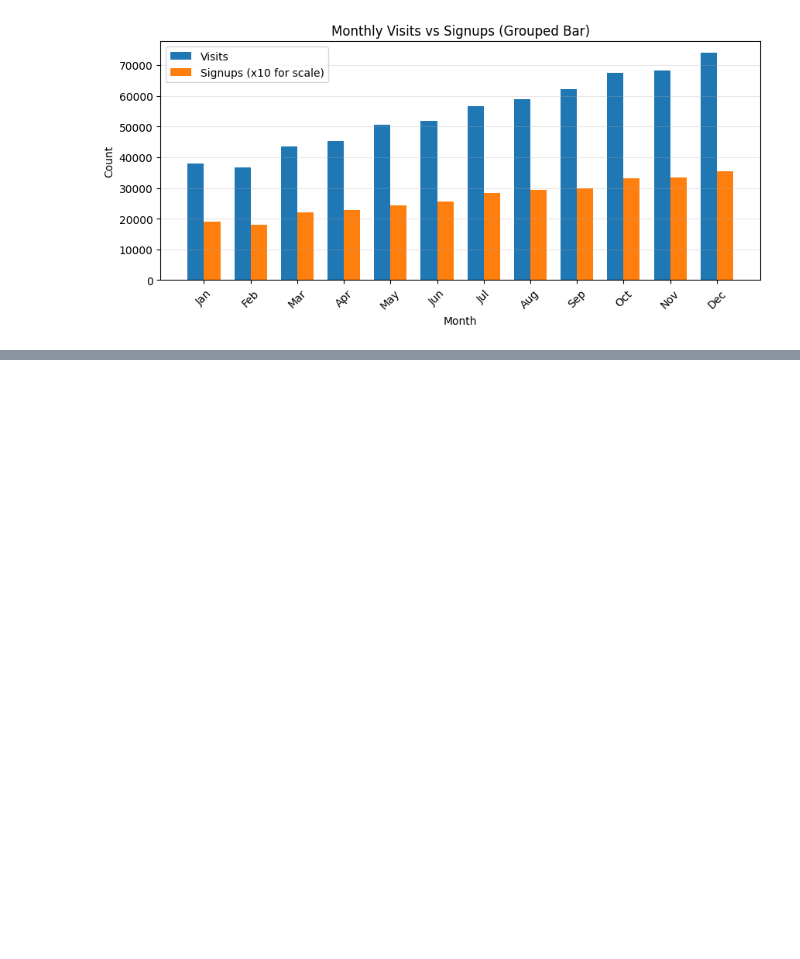
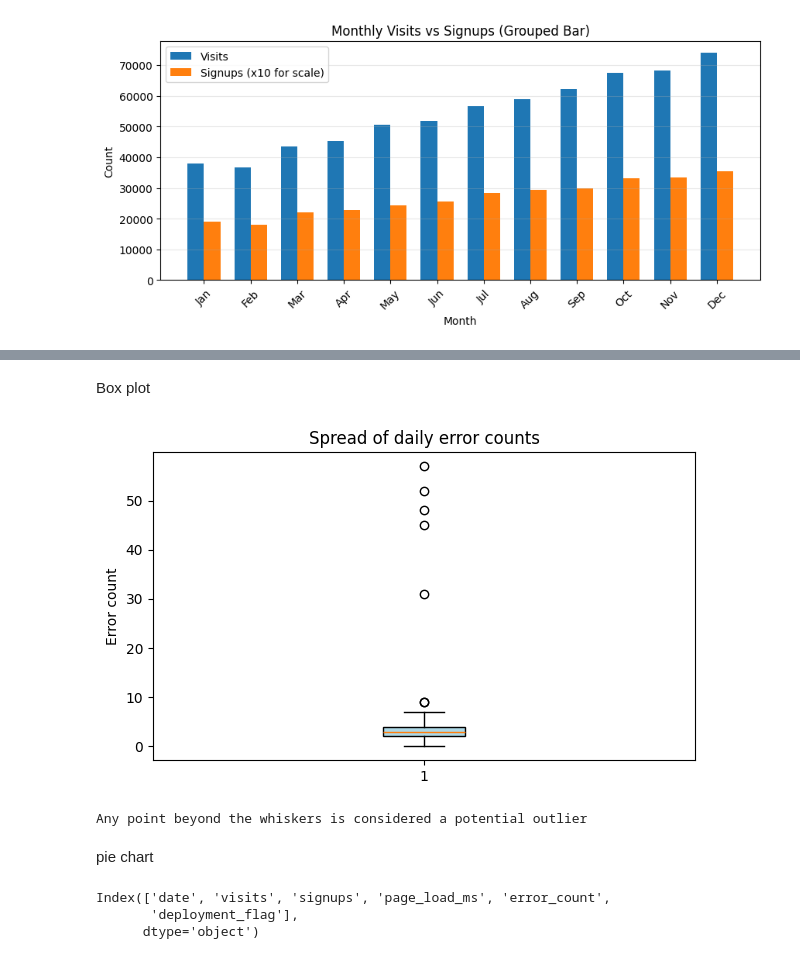
Before and after one commit to Nuthana1234/Calibo_assignment_practice, a Jupyter notebook: Data_Visualization_with__matplotlib_30_9_2026.ipynb, the cells around one changed output, grey strips where cells are left out. Saved outputs shown, nothing was run; the diff lists cells and outputs as text; code cells hidden in the pictures; blank space fills up the shorter version.

```diff
--- a/Data_Visualization_with__matplotlib_30_9_2026.ipynb
+++ b/Data_Visualization_with__matplotlib_30_9_2026.ipynb
@@ -194,0 +215,20 @@ plt.show()
+# %% [markdown]
+Box plot
+# %%
+plt.figure(figsize = (7,4))
+plt.boxplot(df["error_count"], vert= True, patch_artist = True, boxprops = dict(facecolor = "lightblue"))
+plt.title("Spread of daily error counts")
+plt.ylabel("Error count")
+plt.show()
+print("Any point beyond the whiskers is considered a potential outlier")
+# %% [output]
+[figure, added]
+Any point beyond the whiskers is considered a potential outlier
+# %% [markdown]
+pie chart
+# %%
+df.columns
+# %% [output]
+Index(['date', 'visits', 'signups', 'page_load_ms', 'error_count',
+       'deployment_flag'],
+      dtype='object')
```
Also changed, not shown: parts of 21 cells of this notebook.
